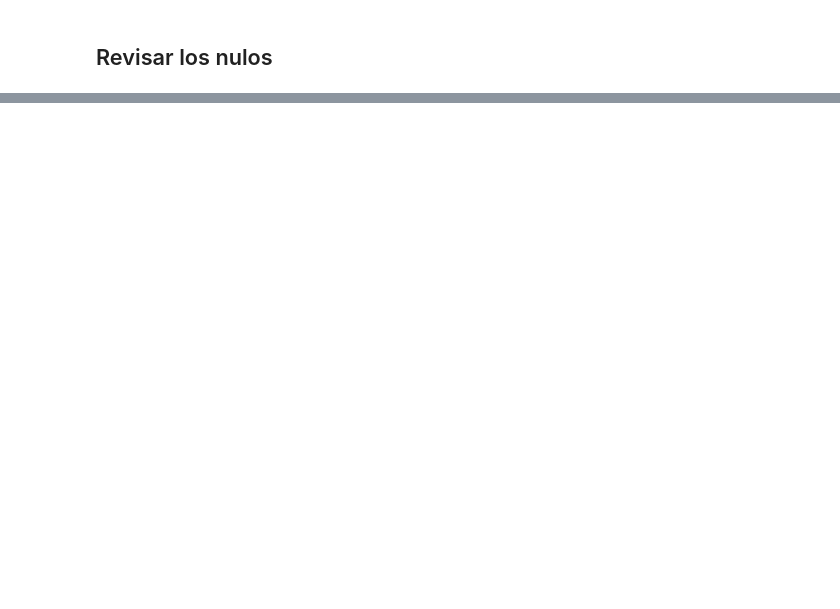
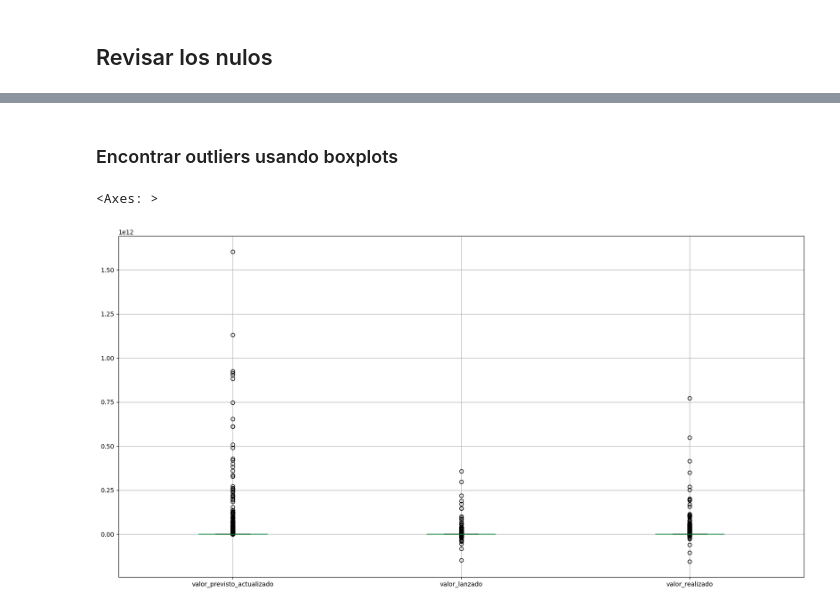
Before and after one commit to javisotogis/02Proyecto-Brasil, a Jupyter notebook: brasil-eda.ipynb, the cells around one changed output, grey strips where cells are left out. Saved outputs shown, nothing was run; the diff lists cells and outputs as text; code cells hidden in the pictures; blank space fills up the shorter version.

```diff
--- a/brasil-eda.ipynb
+++ b/brasil-eda.ipynb
@@ -243,0 +513,10 @@ NameError: name 'df_all' is not defined
+# %% [markdown]
+### Encontrar outliers usando boxplots
+# %%
+## valor_previsto_actualizado	valor_lanzado	valor_realizado	percentual_realizado
+columnas_valores2 = ['valor_previsto_actualizado','valor_lanzado','valor_realizado']
+df_valores2 = df_all[columnas_valores2]
+df_valores2.boxplot(figsize=(20,10))
+# %% [output]
+<Axes: >
+[figure, added]
```
Also changed, not shown: parts of 34 cells of this notebook, 7 other files.
